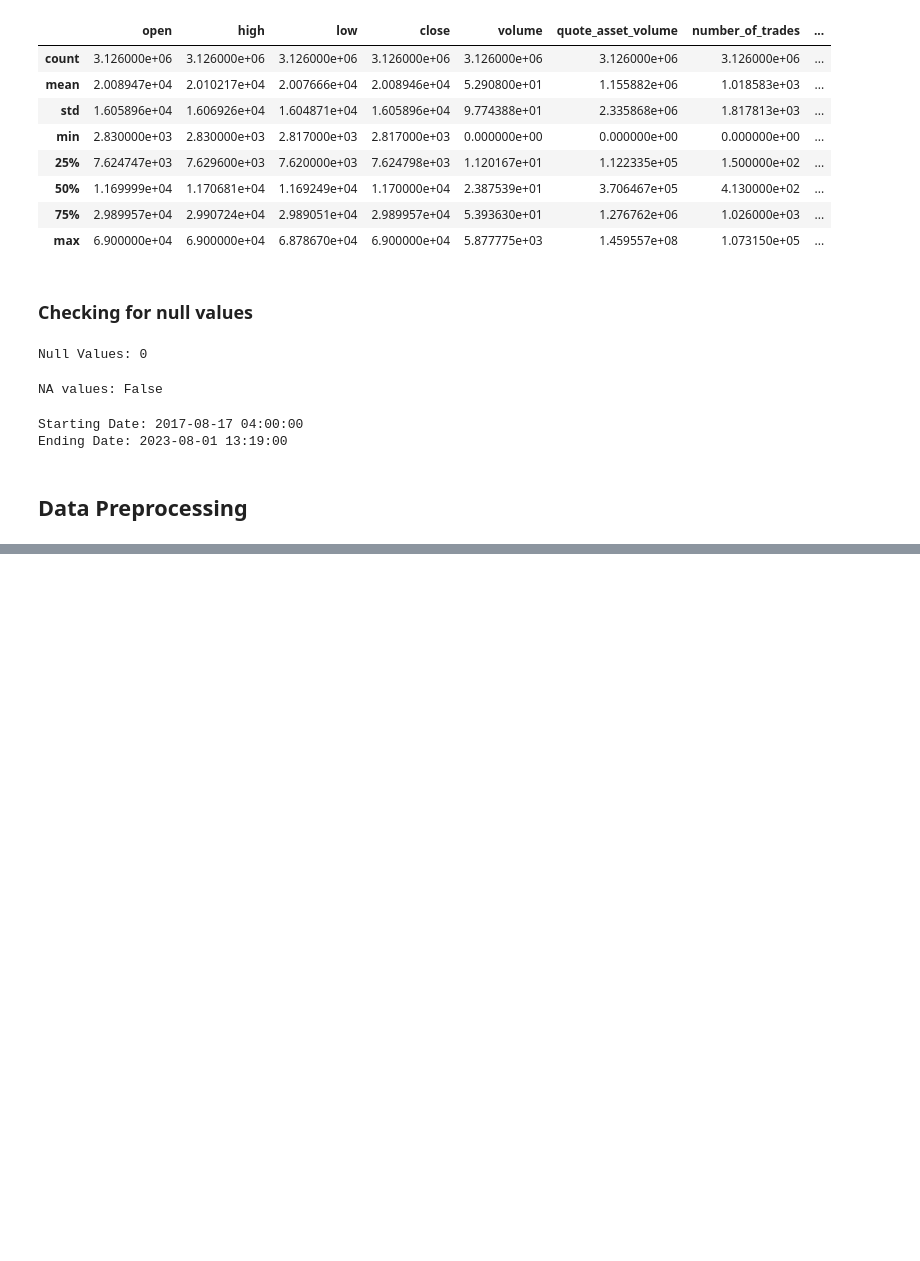
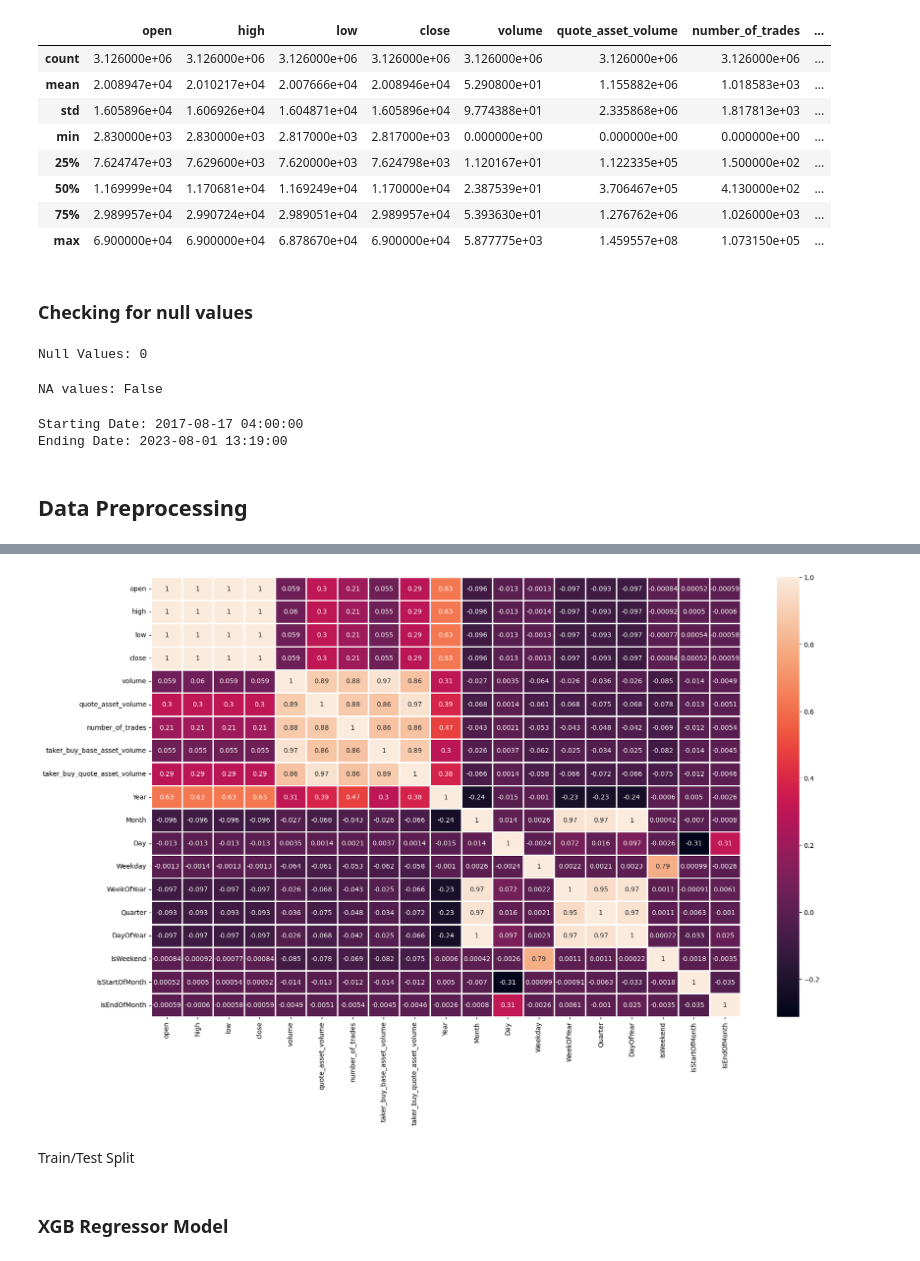
Before and after one commit to Aboodtt404/ML-Bitcoin-Prediction, a Jupyter notebook: bitcoin-2017-to-2023.ipynb, the cells around one changed output, grey strips where cells are left out. Cells and saved outputs as stored; diff of their text form; code cells hidden in the pictures; blank space fills up the shorter version.

```diff
--- a/bitcoin-2017-to-2023.ipynb
+++ b/bitcoin-2017-to-2023.ipynb
@@ -152,0 +189,8 @@ main_df.sample(1)
+# %%
+fig,ax=plt.subplots(1,1,figsize=(20,12))
+sns.heatmap(main_df.corr(),annot=True,linewidths=1)
+plt.show()
+# %% [output]
+[figure, added]
+# %% [markdown]
+Train/Test Split
@@ -152,0 +204,2 @@ main_df.sample(1)
+# %% [markdown]
+### XGB Regressor Model
```
Also changed, not shown: parts of 13 cells of this notebook, 1 other file.
